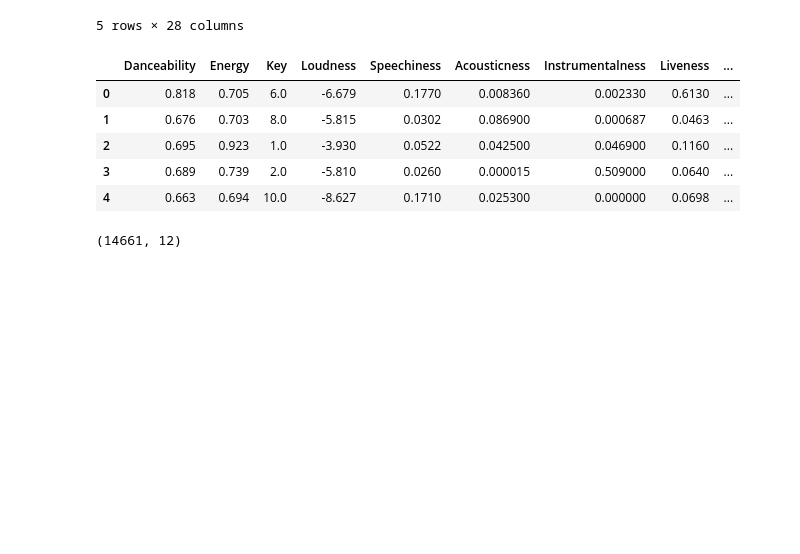
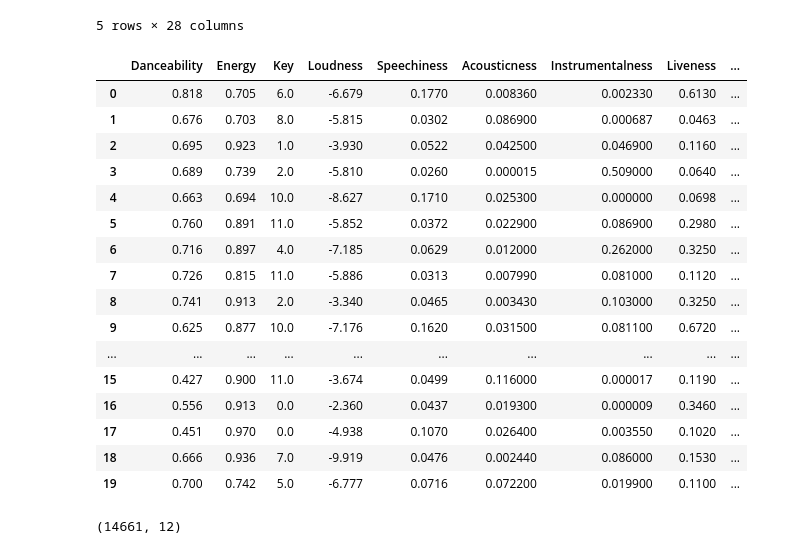
Before and after one commit to NickyDCFP/Machine-Learning-4563-Final-Project, a Jupyter notebook: keras.ipynb, the cells around one changed output. Cells and saved outputs as stored; diff of their text form; code cells hidden in the pictures; blank space fills up the shorter version.

```diff
--- a/keras.ipynb
+++ b/keras.ipynb
@@ -33,14 +34,25 @@ csv_df.head()
 # %%
 irrelevant_columns = ["Url_spotify", "Uri", "Url_youtube", "ID", "Artist", "Track", "Album", "Album_type", "Title", "Channel", "Description", 'Licensed', 'official_video'] # For now, dropping all non-numeric columns
 df = csv_df.drop(irrelevant_columns, axis=1)
-df.head()
+df.head(20)
 # %% [output]
 |  | Danceability | Energy | Key | Loudness | Speechiness | Acousticness | Instrumentalness | Liveness | ... |
 | 0 | 0.818 | 0.705 | 6.0 | -6.679 | 0.1770 | 0.008360 | 0.002330 | 0.6130 | ... |
 | 1 | 0.676 | 0.703 | 8.0 | -5.815 | 0.0302 | 0.086900 | 0.000687 | 0.0463 | ... |
 | 2 | 0.695 | 0.923 | 1.0 | -3.930 | 0.0522 | 0.042500 | 0.046900 | 0.1160 | ... |
 | 3 | 0.689 | 0.739 | 2.0 | -5.810 | 0.0260 | 0.000015 | 0.509000 | 0.0640 | ... |
 | 4 | 0.663 | 0.694 | 10.0 | -8.627 | 0.1710 | 0.025300 | 0.000000 | 0.0698 | ... |
+| 5 | 0.760 | 0.891 | 11.0 | -5.852 | 0.0372 | 0.022900 | 0.086900 | 0.2980 | ... |
+| 6 | 0.716 | 0.897 | 4.0 | -7.185 | 0.0629 | 0.012000 | 0.262000 | 0.3250 | ... |
+| 7 | 0.726 | 0.815 | 11.0 | -5.886 | 0.0313 | 0.007990 | 0.081000 | 0.1120 | ... |
+| 8 | 0.741 | 0.913 | 2.0 | -3.340 | 0.0465 | 0.003430 | 0.103000 | 0.3250 | ... |
+| 9 | 0.625 | 0.877 | 10.0 | -7.176 | 0.1620 | 0.031500 | 0.081100 | 0.6720 | ... |
+| ... | ... | ... | ... | ... | ... | ... | ... | ... | ... |
+| 15 | 0.427 | 0.900 | 11.0 | -3.674 | 0.0499 | 0.116000 | 0.000017 | 0.1190 | ... |
+| 16 | 0.556 | 0.913 | 0.0 | -2.360 | 0.0437 | 0.019300 | 0.000009 | 0.3460 | ... |
+| 17 | 0.451 | 0.970 | 0.0 | -4.938 | 0.1070 | 0.026400 | 0.003550 | 0.1020 | ... |
+| 18 | 0.666 | 0.936 | 7.0 | -9.919 | 0.0476 | 0.002440 | 0.086000 | 0.1530 | ... |
+| 19 | 0.700 | 0.742 | 5.0 | -6.777 | 0.0716 | 0.072200 | 0.019900 | 0.1100 | ... |
 # %%
 y_cols = ['Views', 'Likes', 'Comments']
 # df = df.dropna(subset=y_cols),
```
Also changed, not shown: parts of 9 cells of this notebook, 2 other files.
